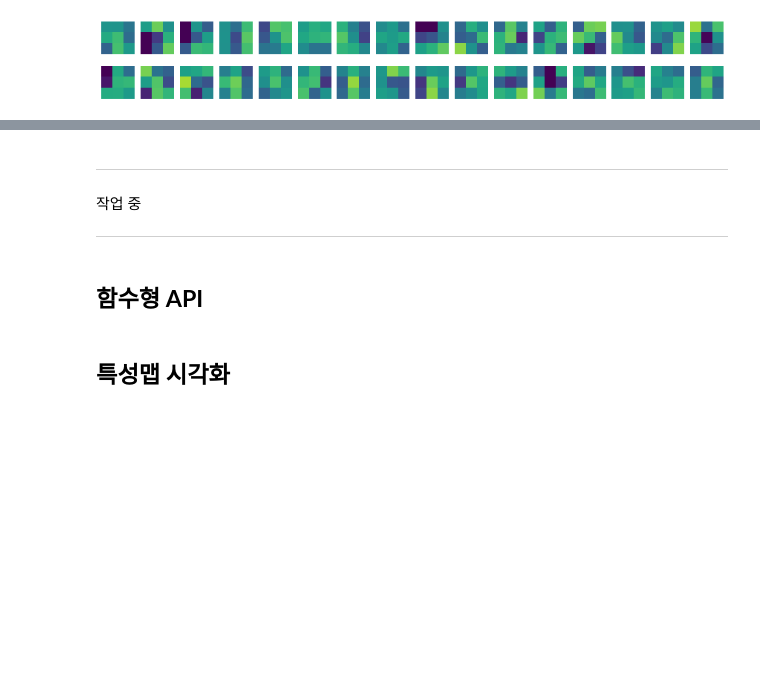
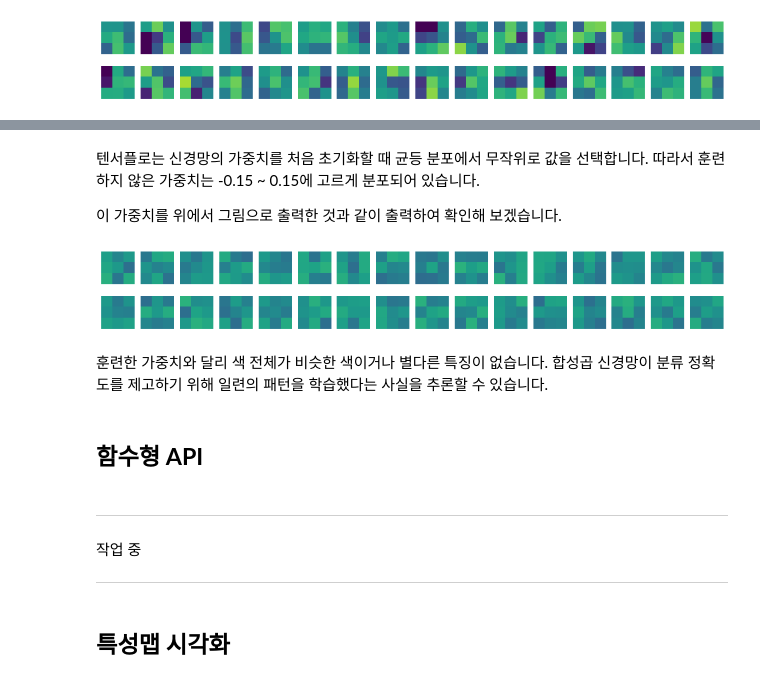
Before and after one commit to LeeSeungwon89/Deep-learning_Theory, a Jupyter notebook: 8-3 합성곱 신경망의 시각화.ipynb, the cells around one changed output, grey strips where cells are left out. Drawn from its saved outputs; the diff is of its cells as text; code cells hidden in the pictures; blank space fills up the shorter version.

```diff
--- a/8-3 합성곱 신경망의 시각화.ipynb
+++ b/8-3 합성곱 신경망의 시각화.ipynb
@@ -108,3 +127,20 @@ plt.show()
+# %% [markdown]
+텐서플로는 신경망의 가중치를 처음 초기화할 때 균등 분포에서 무작위로 값을 선택합니다. 따라서 훈련하지 않은 가중치는 -0.15 ~ 0.15에 고르게 분포되어 있습니다.
+
+이 가중치를 위에서 그림으로 출력한 것과 같이 출력하여 확인해 보겠습니다.
+# %%
+fig, axs = plt.subplots(2, 16, figsize=(15, 2))
+for i in range(2):
+    for j in range(16):
+        axs[i, j].imshow(no_training_weights[:, :, 0, i*16 + j], vmin=-0.5, vmax=0.5)
+        axs[i, j].axis('off')
+plt.show()
+# %% [output]
+[figure, added]
+# %% [markdown]
+훈련한 가중치와 달리 색 전체가 비슷한 색이거나 별다른 특징이 없습니다. 합성곱 신경망이 분류 정확도를 제고하기 위해 일련의 패턴을 학습했다는 사실을 추론할 수 있습니다.
+# %% [markdown]
+## **함수형 API**
 # %% [markdown]
 
 
@@ -113,7 +149,5 @@ plt.show()
 작업 중
 
 ---
-# %% [markdown]
-## **함수형 API**
 # %% [markdown]
 ## **특성맵 시각화**
```
Also changed, not shown: parts of 3 cells of this notebook.
